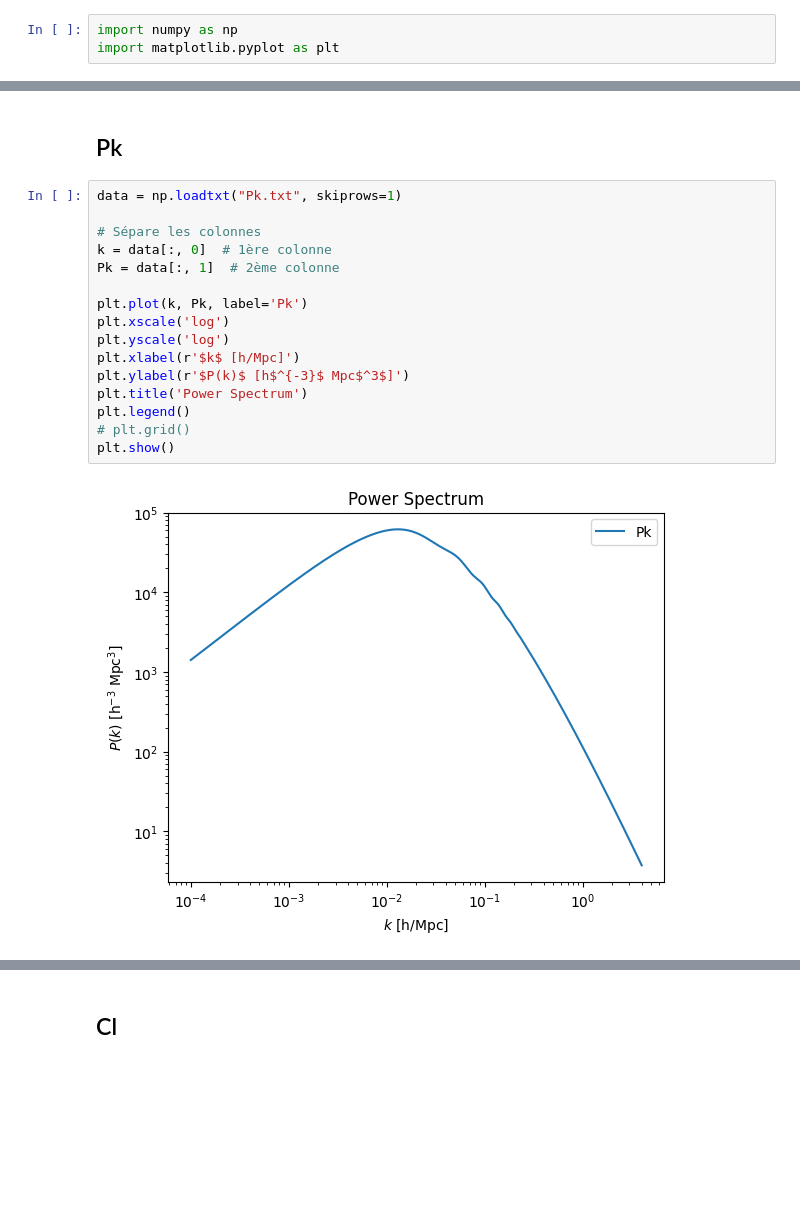
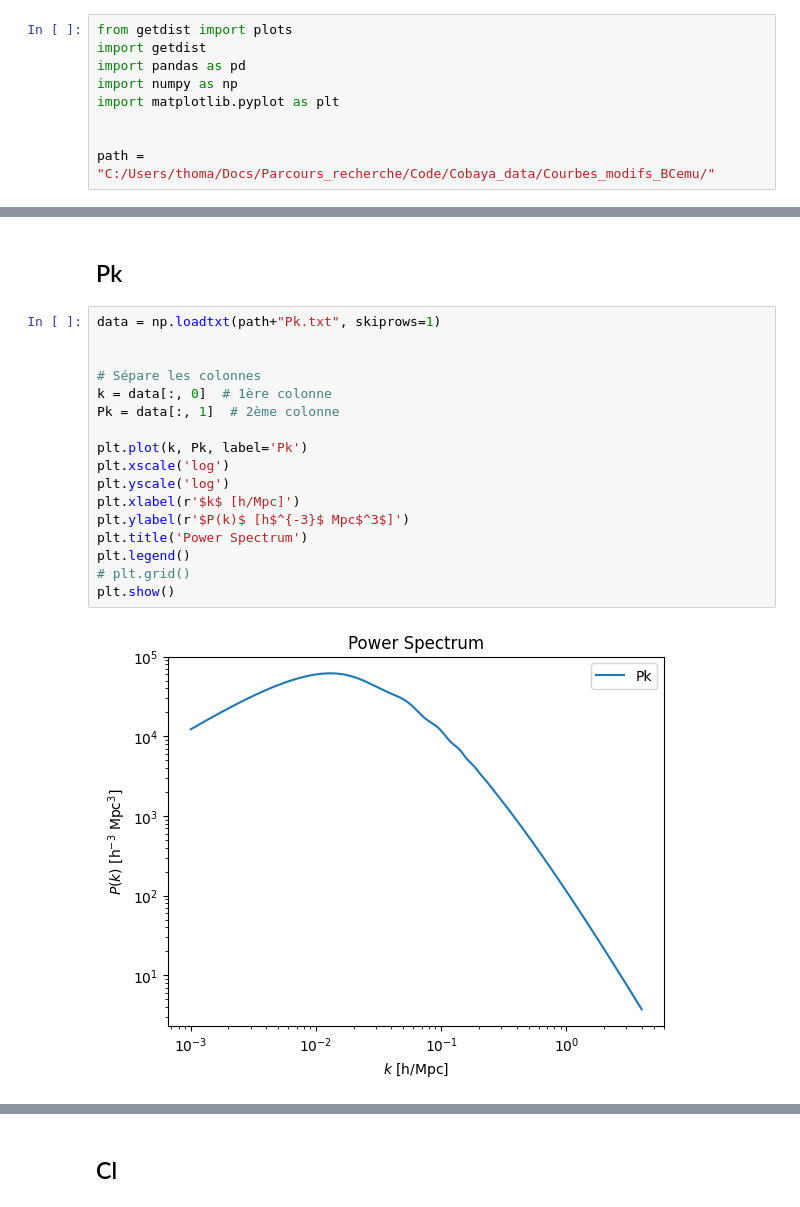
Before and after one commit to Thomas054/My_hmf, a Jupyter notebook: Cobaya/Avec_modifs/tests_modifs_cobaya.ipynb, the cells around one changed output, grey strips where cells are left out. Drawn from its saved outputs; the diff is of its cells as text; blank space fills up the shorter version.

```diff
--- a/Cobaya/Avec_modifs/tests_modifs_cobaya.ipynb
+++ b/Cobaya/Avec_modifs/tests_modifs_cobaya.ipynb
@@ -1,25 +1,32 @@
 # %%
+from getdist import plots
+import getdist
+import pandas as pd
 import numpy as np
 import matplotlib.pyplot as plt
+
+
+path = "C:/Users/thoma/Docs/Parcours_recherche/Code/Cobaya_data/Courbes_modifs_BCemu/"
 # %% [markdown]
 # Tests de base
 # %% [markdown]
 ## Pk
 # %%
-data = np.loadtxt("Pk.txt", skiprows=1)
+data = np.loadtxt(path+"Pk.txt", skiprows=1)
+
 
 # Sépare les colonnes
 k = data[:, 0]  # 1ère colonne
 Pk = data[:, 1]  # 2ème colonne
 
 plt.plot(k, Pk, label='Pk')
 plt.xscale('log')
 plt.yscale('log')
 plt.xlabel(r'$k$ [h/Mpc]')
 plt.ylabel(r'$P(k)$ [h$^{-3}$ Mpc$^3$]')
 plt.title('Power Spectrum')
 plt.legend()
 # plt.grid()
 plt.show()
 # %% [output]
-[figure, old version]
+[figure, new version]
```
Also changed, not shown: parts of 11 cells of this notebook, 8 other files.
